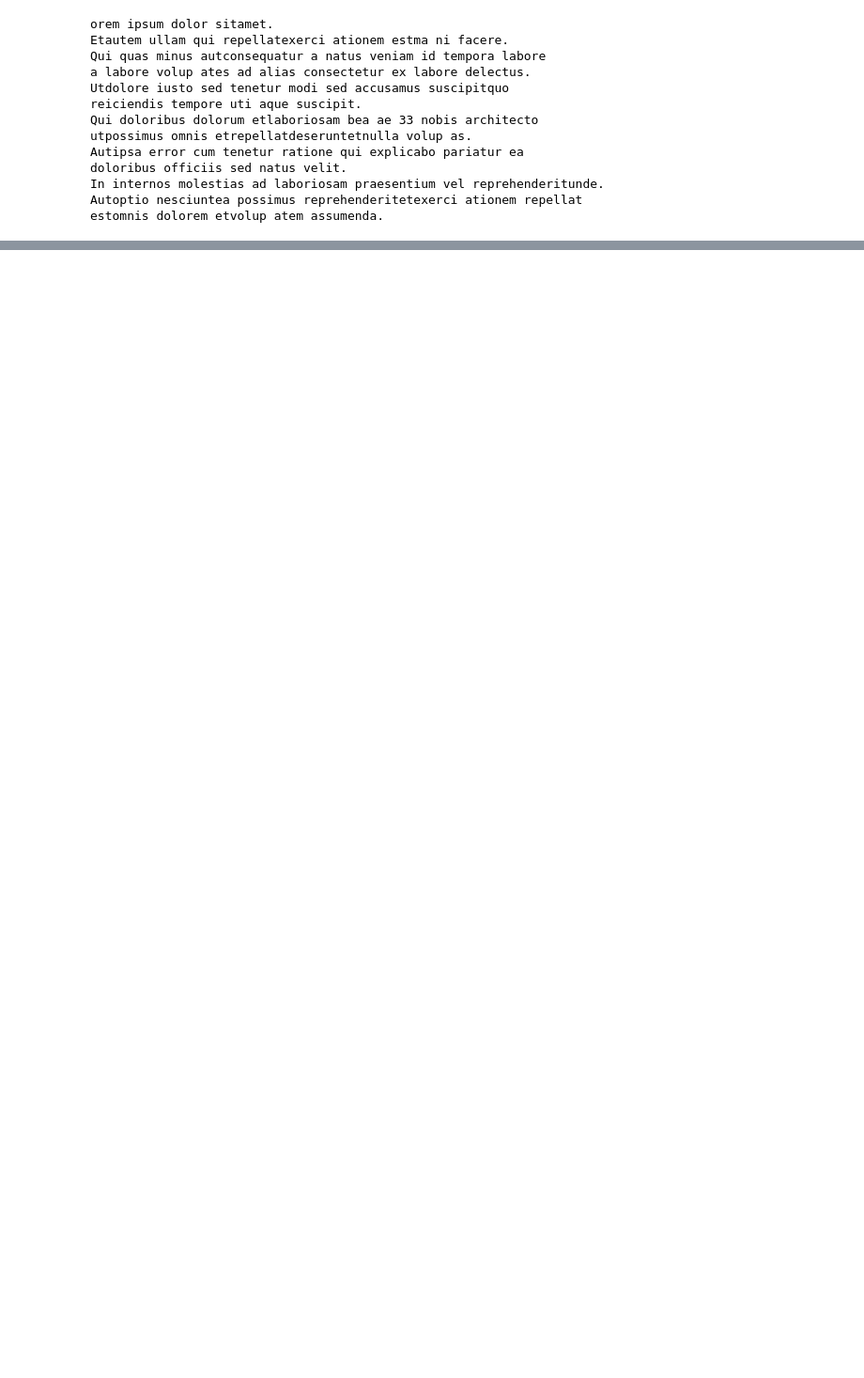
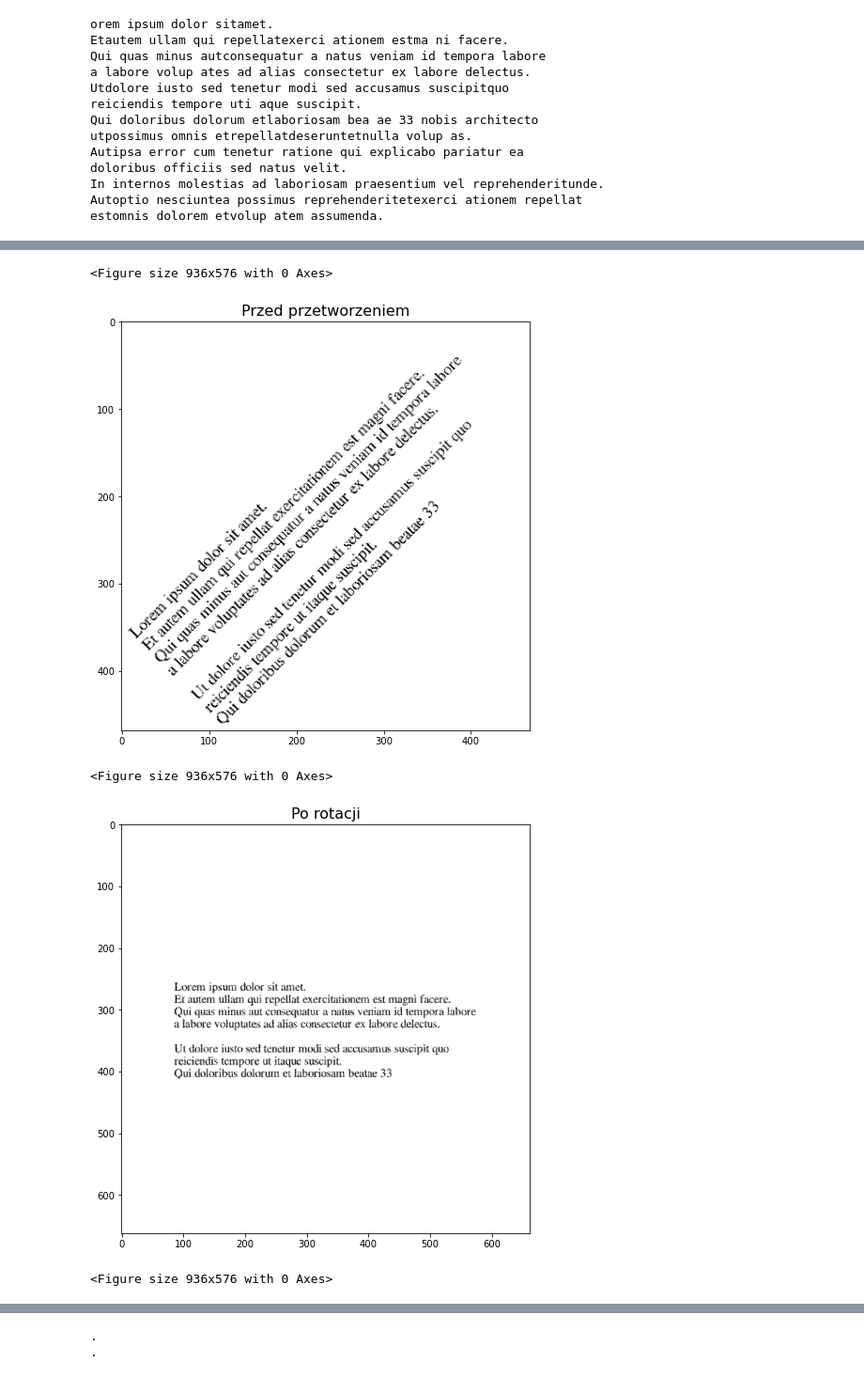
Before and after one commit to proman3419/AGH-WIET-INF-MOwNiT-2022, a Jupyter notebook: 9/9.ipynb, the cells around one changed output, grey strips where cells are left out. Shown at 94% size. Saved outputs shown, nothing was run; the diff lists cells and outputs as text; code cells hidden in the pictures; blank space fills up the shorter version.

```diff
--- a/9/9.ipynb
+++ b/9/9.ipynb
@@ -135,20 +170,25 @@ obrazów testowych
 # %%
-def text_to_image(text, font_name, im_size, save_path_base):
+def text_to_image(text, font_name, im_size, save_path_base, rot=0, margin=0.0):
     out = Image.new('RGB', im_size, (255, 255, 255))
     font_size = 1
     font = ImageFont.truetype(font_name, font_size)
 
     d = ImageDraw.Draw(out)
 
-    while np.all(np.array(d.textsize(text, font)) < im_size):
+    while np.all(np.array(d.textsize(text, font)) < (1-margin)*np.array(im_size)):
         font_size += 1
         font = ImageFont.truetype(font_name, font_size)
 
     font_size -= 1
     font = ImageFont.truetype(font_name, font_size)
-    d.multiline_text((0, 0), text, font=font, fill=(0, 0, 0))
+    W, H = im_size
+    w, h = d.textsize(text, font=font)
+    d.multiline_text(((W-w)/2,(H-h)/2), text, font=font, fill=(0, 0, 0))
 
-    out_path = f'{save_path_base}_{font_size}.png'
+    if out != 0:
+        out = out.rotate(rot, expand=True, fillcolor=(255, 255, 255))
+
+    out_path = f'{save_path_base}_{font_size}_{rot}.png' if rot != 0 else f'{save_path_base}_{font_size}.png'
     out.save(out_path)
 
     return out_path
@@ -166,8 +208,10 @@ class MatchCandidate:
     x0: int
     y0: int
 
-def ocr(im_path, font_name, font_size, C_thresh=1e-5):
+def ocr(im_path, font_name, font_size, C_thresh=1e-5, additional_process=None):
     im, W, H = open_image(im_path)
+    if additional_process is not None:
+        im, W, H = additional_process(im)
     im_processed = process_image(im)
     im_dft = fft2(im_processed)
 
@@ -295,0 +412,9 @@ estomnis dolorem etvolup atem assumenda.
+# %%
+rot_ocr_call_unwrapper(text_to_image(lorem_ipsum[:int(len(lorem_ipsum)*0.5)],
+                                     'FreeSerif.ttf', (500, 160), 'img/FreeSerif_medium', rot=45))
+# %% [output]
+<Figure size 936x576 with 0 Axes>
+[figure, added]
+<Figure size 936x576 with 0 Axes>
+[figure, added]
+<Figure size 936x576 with 0 Axes>
@@ -295,0 +422,2 @@ estomnis dolorem etvolup atem assumenda.
+.
+.
```
Also changed, not shown: parts of 24 cells of this notebook, 8 other files.
